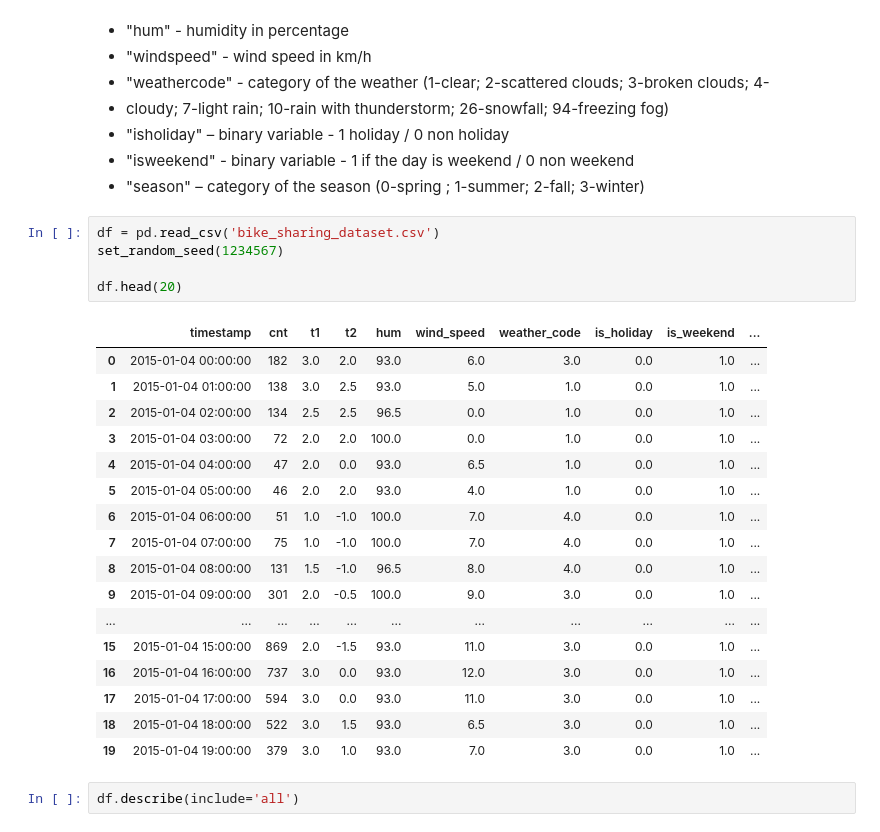
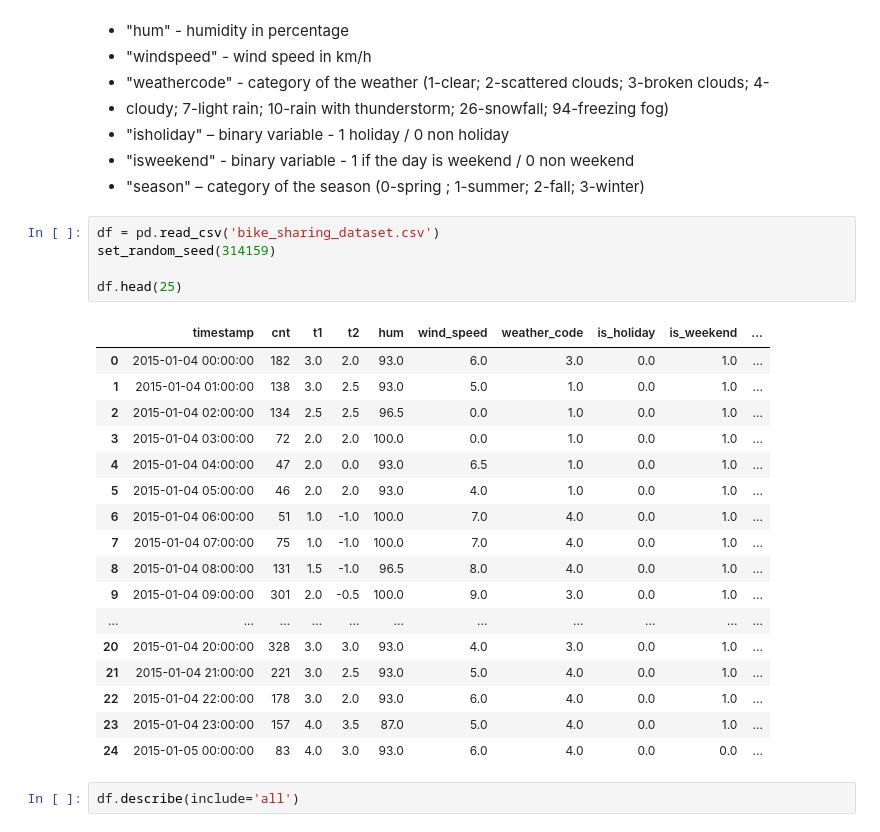
Before and after one commit to sunnydigital/DS4B_Su22, a Jupyter notebook: Final Project/5.30.22 Final Project .ipynb, the cells around one changed output. Drawn from its saved outputs; the diff is of its cells as text.

```diff
--- a/Final Project/5.30.22 Final Project .ipynb
+++ b/Final Project/5.30.22 Final Project .ipynb
@@ -57,27 +73,27 @@ ranging from 2015-01-04 to 2017-01-03. In each record, we have the following col
 * "season" – category of the season (0-spring ; 1-summer; 2-fall; 3-winter)
 # %%
 df = pd.read_csv('bike_sharing_dataset.csv')
-set_random_seed(1234567)
+set_random_seed(314159)
 
-df.head(20)
+df.head(25)
 # %% [output]
 |  | timestamp | cnt | t1 | t2 | hum | wind_speed | weather_code | is_holiday | is_weekend | ... |
 | 0 | 2015-01-04 00:00:00 | 182 | 3.0 | 2.0 | 93.0 | 6.0 | 3.0 | 0.0 | 1.0 | ... |
 | 1 | 2015-01-04 01:00:00 | 138 | 3.0 | 2.5 | 93.0 | 5.0 | 1.0 | 0.0 | 1.0 | ... |
 | 2 | 2015-01-04 02:00:00 | 134 | 2.5 | 2.5 | 96.5 | 0.0 | 1.0 | 0.0 | 1.0 | ... |
 | 3 | 2015-01-04 03:00:00 | 72 | 2.0 | 2.0 | 100.0 | 0.0 | 1.0 | 0.0 | 1.0 | ... |
 | 4 | 2015-01-04 04:00:00 | 47 | 2.0 | 0.0 | 93.0 | 6.5 | 1.0 | 0.0 | 1.0 | ... |
 | 5 | 2015-01-04 05:00:00 | 46 | 2.0 | 2.0 | 93.0 | 4.0 | 1.0 | 0.0 | 1.0 | ... |
 | 6 | 2015-01-04 06:00:00 | 51 | 1.0 | -1.0 | 100.0 | 7.0 | 4.0 | 0.0 | 1.0 | ... |
 | 7 | 2015-01-04 07:00:00 | 75 | 1.0 | -1.0 | 100.0 | 7.0 | 4.0 | 0.0 | 1.0 | ... |
 | 8 | 2015-01-04 08:00:00 | 131 | 1.5 | -1.0 | 96.5 | 8.0 | 4.0 | 0.0 | 1.0 | ... |
 | 9 | 2015-01-04 09:00:00 | 301 | 2.0 | -0.5 | 100.0 | 9.0 | 3.0 | 0.0 | 1.0 | ... |
 | ... | ... | ... | ... | ... | ... | ... | ... | ... | ... | ... |
-| 15 | 2015-01-04 15:00:00 | 869 | 2.0 | -1.5 | 93.0 | 11.0 | 3.0 | 0.0 | 1.0 | ... |
-| 16 | 2015-01-04 16:00:00 | 737 | 3.0 | 0.0 | 93.0 | 12.0 | 3.0 | 0.0 | 1.0 | ... |
-| 17 | 2015-01-04 17:00:00 | 594 | 3.0 | 0.0 | 93.0 | 11.0 | 3.0 | 0.0 | 1.0 | ... |
-| 18 | 2015-01-04 18:00:00 | 522 | 3.0 | 1.5 | 93.0 | 6.5 | 3.0 | 0.0 | 1.0 | ... |
-| 19 | 2015-01-04 19:00:00 | 379 | 3.0 | 1.0 | 93.0 | 7.0 | 3.0 | 0.0 | 1.0 | ... |
+| 20 | 2015-01-04 20:00:00 | 328 | 3.0 | 3.0 | 93.0 | 4.0 | 3.0 | 0.0 | 1.0 | ... |
+| 21 | 2015-01-04 21:00:00 | 221 | 3.0 | 2.5 | 93.0 | 5.0 | 4.0 | 0.0 | 1.0 | ... |
+| 22 | 2015-01-04 22:00:00 | 178 | 3.0 | 2.0 | 93.0 | 6.0 | 4.0 | 0.0 | 1.0 | ... |
+| 23 | 2015-01-04 23:00:00 | 157 | 4.0 | 3.5 | 87.0 | 5.0 | 4.0 | 0.0 | 1.0 | ... |
+| 24 | 2015-01-05 00:00:00 | 83 | 4.0 | 3.0 | 93.0 | 6.0 | 4.0 | 0.0 | 0.0 | ... |
 # %%
 df.describe(include='all')
 # %% [output]
```
Also changed, not shown: parts of 12 cells of this notebook.
